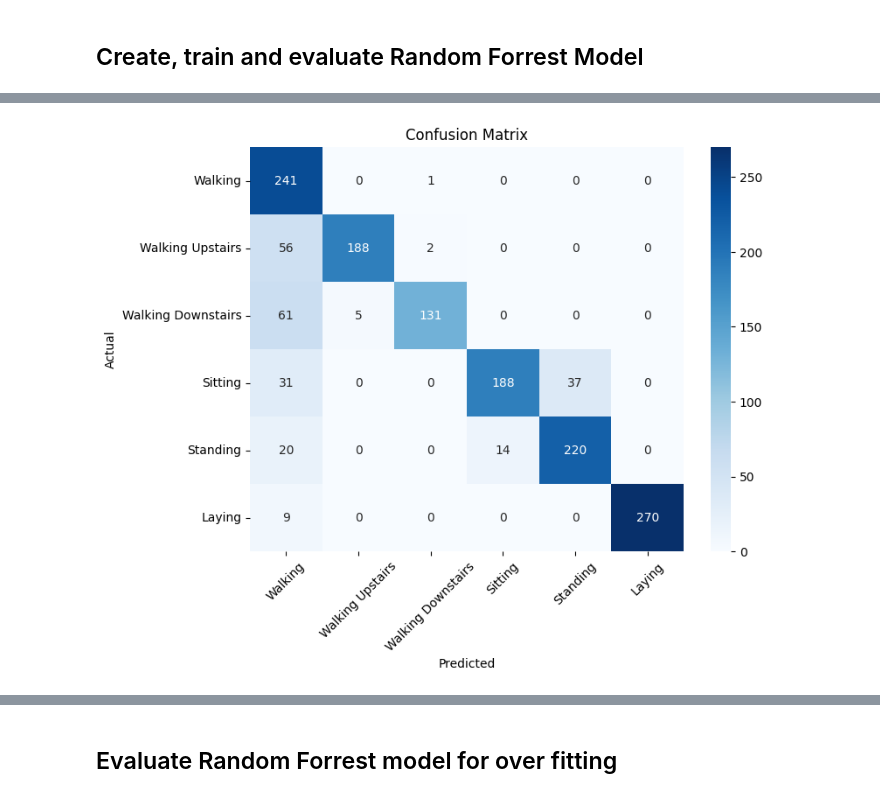
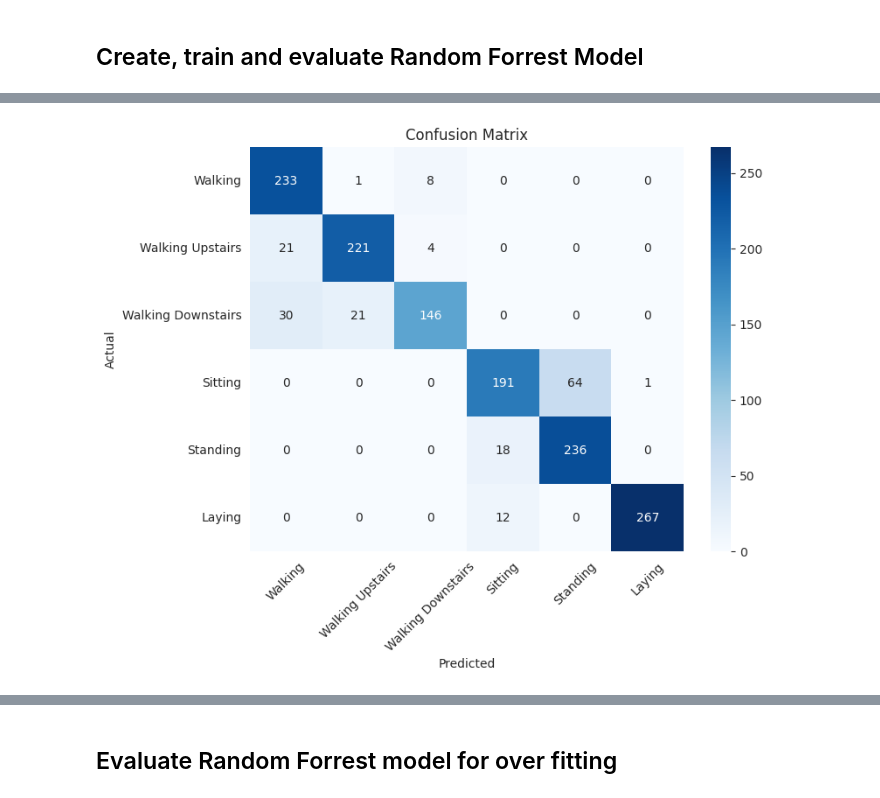
Before and after one commit to ronniepiku/EE52036_project, a Jupyter notebook: data_preprocessing.ipynb, the cells around one changed output, grey strips where cells are left out. Saved outputs shown, nothing was run; the diff lists cells and outputs as text; code cells hidden in the pictures.

```diff
--- a/data_preprocessing.ipynb
+++ b/data_preprocessing.ipynb
@@ -345,2 +350,12 @@ plt.show()
+# %%
+scaler = StandardScaler()
+
+# Fit the scaler on the training data
+scaler.fit(X_train)
+
+# Transform the training, test, and validation data using the fitted scaler
+X_train_scaled = scaler.transform(X_train)
+X_test_scaled = scaler.transform(X_test)
+X_val_scaled = scaler.transform(X_val)
 # %% [markdown]
 ## Identify number of components needed for PCA to maintain 95% of Variance
@@ -390,10 +428,10 @@ Total variance explained by the first 70 components: 0.9531
 ## Transform X_train and X_test using PCA
 # %%
 # Apply dimensionality reduction using PCA with optimnal n_components
-pca = PCA(n_components=67)
-X_train_pca = pca.fit_transform(X_train) # Fit to train data to prevent leakage and then transform
-X_test_pca = pca.transform(X_test) # transform test and val data
-X_val_pca = pca.transform(X_val)
+pca = PCA(n_components=102)
+X_train_pca = pca.fit_transform(X_train_scaled) # Fit to train data to prevent leakage and then transform
+X_test_pca = pca.transform(X_test_scaled) # transform test and val data
+X_val_pca = pca.transform(X_val_scaled)
 
 
 # Scatter Plot of the First Two Principal Components
@@ -450,37 +525,50 @@ y_train_categorical = to_categorical(y_train - 1, num_classes=6)  # y_train has
 y_val_categorical = to_categorical(y_val - 1, num_classes=6)
 y_test_categorical = to_categorical(y_test - 1)
 
+# Convert labels to class indices if they're one-hot encoded
+y_train_classes = np.argmax(y_train_categorical, axis=1)
+y_test_classes = np.argmax(y_test_categorical, axis=1)
+
 # Fit the Random Forest model
-rf_model = RandomForestClassifier(n_estimators=50, max_depth=20, random_state=42)
-rf_model.fit(X_train_pca, y_train_categorical)
+rf_model_pca = RandomForestClassifier(n_estimators=50, max_depth=20, random_state=42)
+rf_model_pca.fit(X_train_pca, y_train_classes)
 
-# Make predictions and then convert predictions into classes
-y_pred_rf = rf_model.predict(X_test_pca)
-y_pred_rf_classes = np.argmax(y_pred_rf, axis=1)  # Get class labels
-y_true_rf_classes = np.argmax(y_test_categorical, axis=1)
+# Record the start time for inference
+start_time = time.time()
 
-# Calculate accuracy
-accuracy = accuracy_score(y_test_categorical, y_pred_rf)
-print(f"Accuracy: {accuracy:.2f}")
+# Make predictions with the Random Forest model
+y_pred_rf = rf_model_pca.predict(X_test_pca)  # This will return class labels directly
 
-# Calculate precision
-precision = precision_score(y_test_categorical, y_pred_rf, average='weighted')
-print(f"Precision: {precision:.2f}")
+# Record the end time for inference
+end_time = time.time()
 
-# Calculate recall
-recall = recall_score(y_test_categorical, y_pred_rf, average='weighted')
-print(f"Recall: {recall:.2f}")
+# Calculate total and average inference time
+total_inference_time = end_time - start_time
+average_inference_time = total_inference_time / len(X_test_pca)
 
-# Calculate F1 score
-f1 = f1_score(y_test_categorical, y_pred_rf, average='weighted')
-print(f"F1 Score: {f1:.2f}")
+model_size = sys.getsizeof(rf_model_pca)
+print(f"Random Forest model size: {model_size / (1024 ** 2):.6f} MB")
+print(f"Average Inference Time per Sample: {average_inference_time:.6f} seconds")
 
-# Print the classification report
+# Calculate accuracy and other metrics
+accuracy = accuracy_score(y_test_classes, y_pred_rf)
+print(f"Accuracy: {accuracy:.4f}")
+
+precision = precision_score(y_test_classes, y_pred_rf, average='weighted')  # Weighted average
+print(f"Precision: {precision:.4f}")
+
+recall = recall_score(y_test_classes, y_pred_rf, average='weighted')
+print(f"Recall: {recall:.4f}")
+
+f1 = f1_score(y_test_classes, y_pred_rf, average='weighted')
+print(f"F1 Score: {f1:.4f}")
+
+# Print classification report
 print("Classification Report:")
-print(classification_report(y_test_categorical, y_pred_rf))
+print(classification_report(y_test_classes, y_pred_rf))
 
 # Compute confusion matrix
-conf_matrix = confusion_matrix(y_true_rf_classes, y_pred_rf_classes)
+conf_matrix = confusion_matrix(y_test_classes, y_pred_rf)
 
 # Plot confusion matrix with descriptive labels
 plt.figure(figsize=(8, 6))
@@ -513 +603 @@ weighted avg       0.95      0.83      0.88      1474
-[figure, old version]
+[figure, new version]
```
Also changed, not shown: parts of 17 cells of this notebook.
